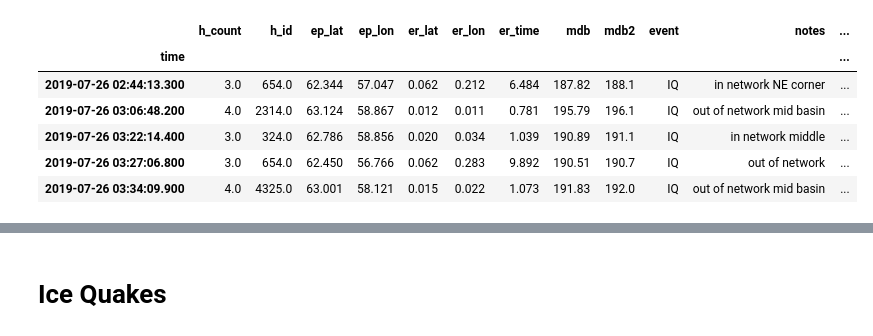
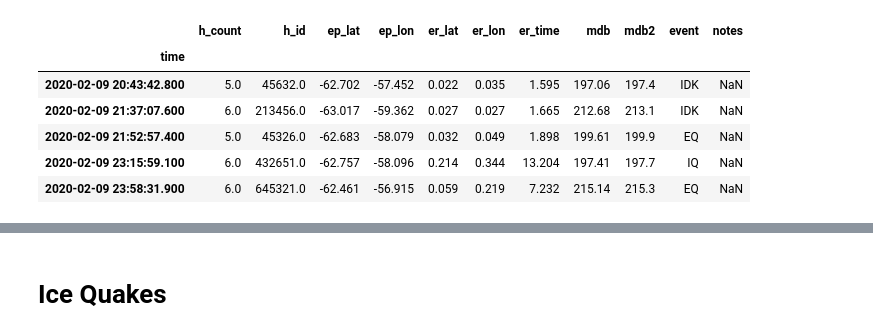
Before and after one commit to daxsoule/bravoseis, a Jupyter notebook: notebooks/hydroacoustic_timeseries.ipynb, the cells around one changed output, grey strips where cells are left out. Cells and saved outputs as stored; diff of their text form; code cells hidden in the pictures.

```diff
--- a/notebooks/hydroacoustic_timeseries.ipynb
+++ b/notebooks/hydroacoustic_timeseries.ipynb
@@ -16,16 +18,17 @@ data_dir = '/home/jovyan/data/bravoseis_data'
 # %%
 df_allEvents = pd.read_pickle(data_dir + '/noaa_hydroacoustic/seasick_output/eqs.pkl')
 df_allEvents['ep_lat']=df_allEvents['ep_lat']*-1
 df_allEvents['ep_lon']=df_allEvents['ep_lon']*-1
-df_allEvents.head()
+df_allEvents=df_allEvents.loc['2019-06-24 00:00:00':'2020-02-10 00:00:00']
+df_allEvents.tail()
 # %% [output]
-|  | h_count | h_id | ep_lat | ep_lon | er_lat | er_lon | er_time | mdb | mdb2 | event | notes | ... |
-| time |  |  |  |  |  |  |  |  |  |  |  | ... |
-| 2019-07-26 02:44:13.300 | 3.0 | 654.0 | 62.344 | 57.047 | 0.062 | 0.212 | 6.484 | 187.82 | 188.1 | IQ | in network NE corner | ... |
-| 2019-07-26 03:06:48.200 | 4.0 | 2314.0 | 63.124 | 58.867 | 0.012 | 0.011 | 0.781 | 195.79 | 196.1 | IQ | out of network mid basin | ... |
-| 2019-07-26 03:22:14.400 | 3.0 | 324.0 | 62.786 | 58.856 | 0.020 | 0.034 | 1.039 | 190.89 | 191.1 | IQ | in network middle | ... |
-| 2019-07-26 03:27:06.800 | 3.0 | 654.0 | 62.450 | 56.766 | 0.062 | 0.283 | 9.892 | 190.51 | 190.7 | IQ | out of network | ... |
-| 2019-07-26 03:34:09.900 | 4.0 | 4325.0 | 63.001 | 58.121 | 0.015 | 0.022 | 1.073 | 191.83 | 192.0 | IQ | out of network mid basin | ... |
+|  | h_count | h_id | ep_lat | ep_lon | er_lat | er_lon | er_time | mdb | mdb2 | event | notes |
+| time |  |  |  |  |  |  |  |  |  |  |  |
+| 2020-02-09 20:43:42.800 | 5.0 | 45632.0 | -62.702 | -57.452 | 0.022 | 0.035 | 1.595 | 197.06 | 197.4 | IDK | NaN |
+| 2020-02-09 21:37:07.600 | 6.0 | 213456.0 | -63.017 | -59.362 | 0.027 | 0.027 | 1.665 | 212.68 | 213.1 | IDK | NaN |
+| 2020-02-09 21:52:57.400 | 5.0 | 45326.0 | -62.683 | -58.079 | 0.032 | 0.049 | 1.898 | 199.61 | 199.9 | EQ | NaN |
+| 2020-02-09 23:15:59.100 | 6.0 | 432651.0 | -62.757 | -58.096 | 0.214 | 0.344 | 13.204 | 197.41 | 197.7 | IQ | NaN |
+| 2020-02-09 23:58:31.900 | 6.0 | 645321.0 | -62.461 | -56.915 | 0.059 | 0.219 | 7.232 | 215.14 | 215.3 | EQ | NaN |
 # %%
 df_allEvents.describe()
 # %% [output]
```
Also changed, not shown: parts of 18 cells of this notebook, 6 other files.
